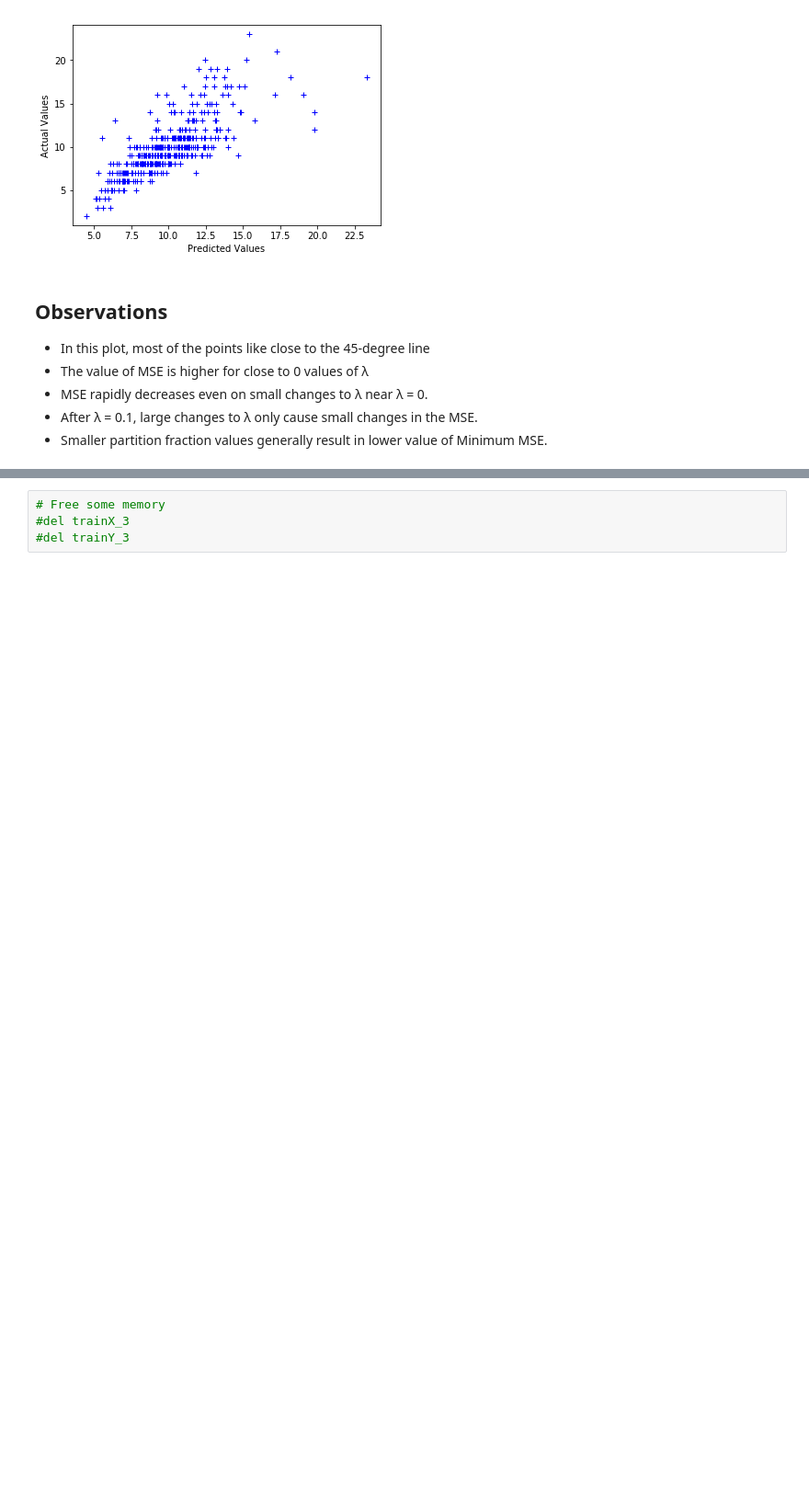
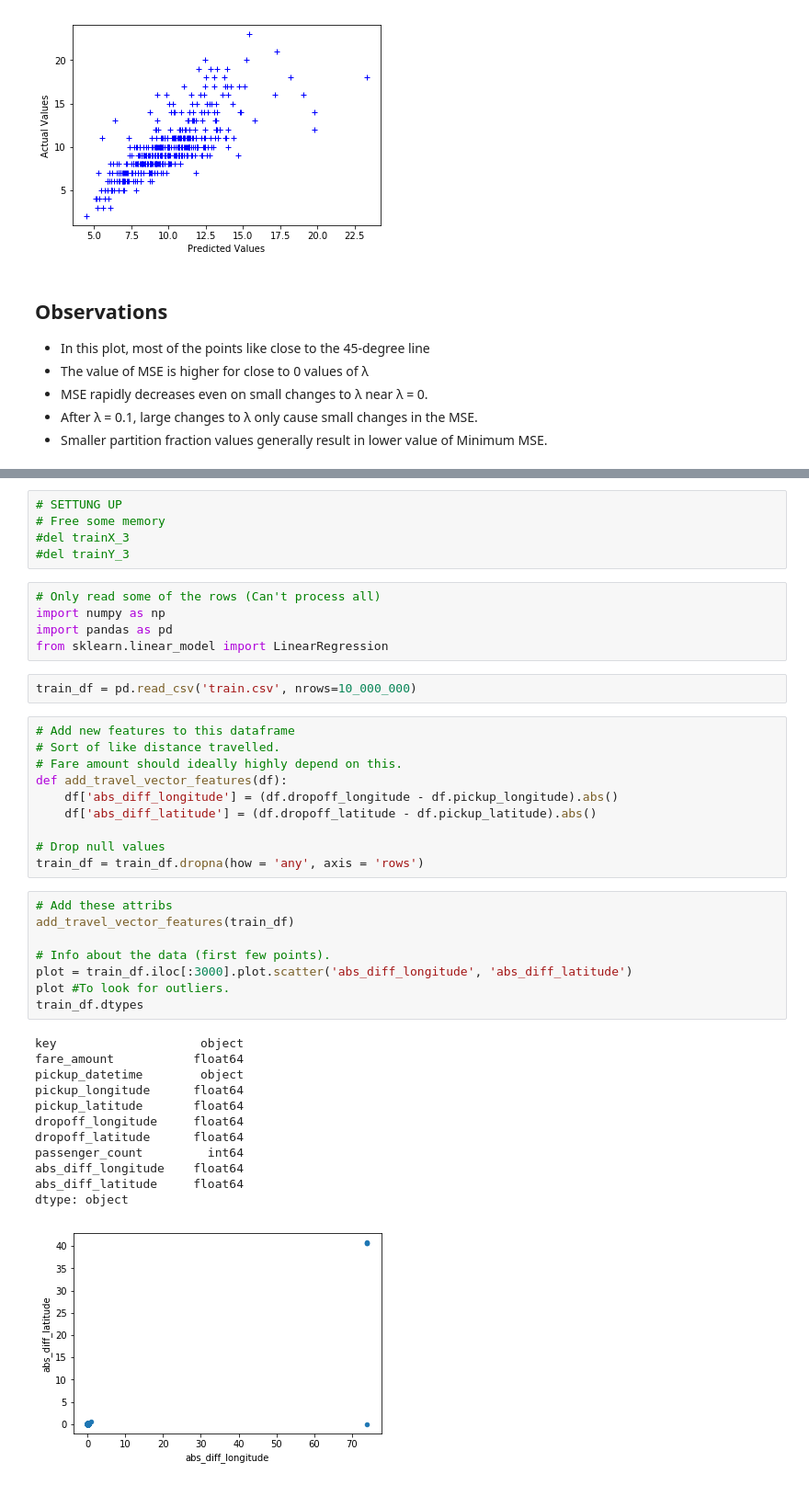
Before and after one commit to frags51/C-codes, a Jupyter notebook: assignment/AML/A3/AML A3.ipynb, the cells around one changed output, grey strips where cells are left out. Shown at 92% size. Cells and saved outputs as stored; diff of their text form; blank space fills up the shorter version.

```diff
--- a/assignment/AML/A3/AML A3.ipynb
+++ b/assignment/AML/A3/AML A3.ipynb
@@ -460,4 +461,43 @@ plt.show()
 # %%
+# SETTUNG UP
 # Free some memory
 #del trainX_3
 #del trainY_3
+# %%
+# Only read some of the rows (Can't process all)
+import numpy as np
+import pandas as pd
+from sklearn.linear_model import LinearRegression
+# %%
+train_df = pd.read_csv('train.csv', nrows=10_000_000)
+# %%
+# Add new features to this dataframe
+# Sort of like distance travelled.
+# Fare amount should ideally highly depend on this.
+def add_travel_vector_features(df):
+    df['abs_diff_longitude'] = (df.dropoff_longitude - df.pickup_longitude).abs()
+    df['abs_diff_latitude'] = (df.dropoff_latitude - df.pickup_latitude).abs()
+
+# Drop null values
+train_df = train_df.dropna(how = 'any', axis = 'rows')
+# %%
+# Add these attribs
+add_travel_vector_features(train_df)
+
+# Info about the data (first few points).
+plot = train_df.iloc[:3000].plot.scatter('abs_diff_longitude', 'abs_diff_latitude')
+plot #To look for outliers.
+train_df.dtypes
+# %% [output]
+key                    object
+fare_amount           float64
+pickup_datetime        object
+pickup_longitude      float64
+pickup_latitude       float64
+dropoff_longitude     float64
+dropoff_latitude      float64
+passenger_count         int64
+abs_diff_longitude    float64
+abs_diff_latitude     float64
+dtype: object
+[figure, added]
```
Also changed, not shown: parts of 27 cells of this notebook.
